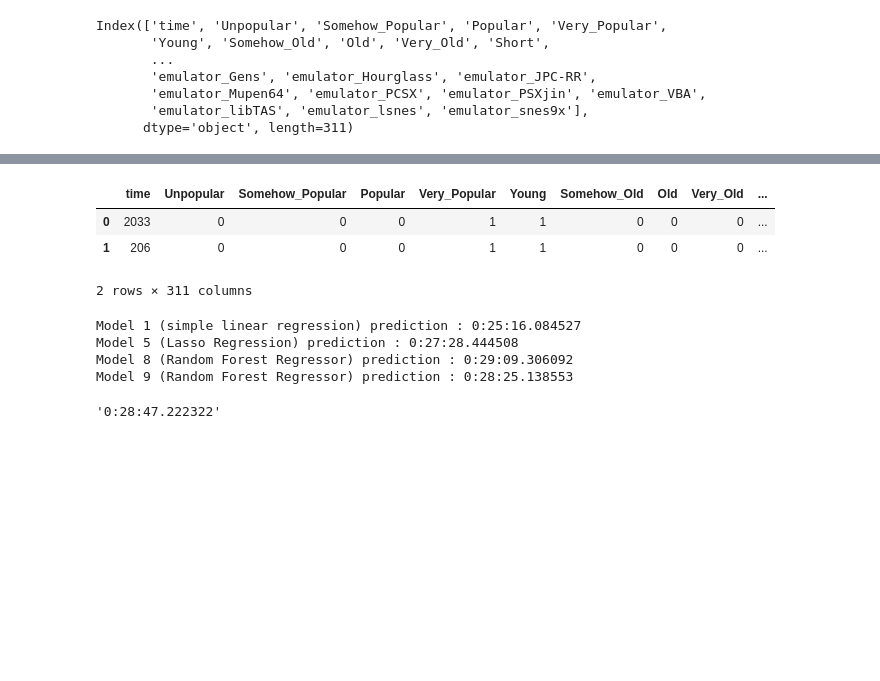
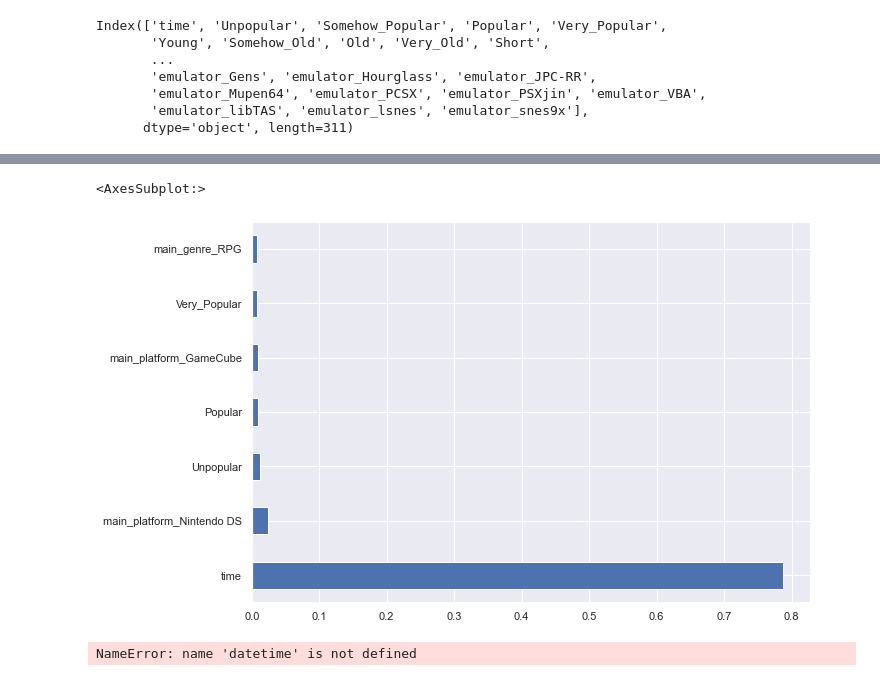
Before and after one commit to cmnemoi/OWREstimator, a Jupyter notebook: src/model_building.ipynb, the cells around one changed output, grey strips where cells are left out. Saved outputs shown, nothing was run; the diff lists cells and outputs as text; code cells hidden in the pictures; blank space fills up the shorter version.

```diff
--- a/src/model_building.ipynb
+++ b/src/model_building.ipynb
@@ -437,29 +473,7 @@ Test set RMSE : 1241.97691566717 (69.66241186342468% of the mean)
-# %%
-import datetime
-sly = pd.read_csv("../data/sly.csv",sep='\t')
-
-sly
-# %% [output]
-|  | time | Unpopular | Somehow_Popular | Popular | Very_Popular | Young | Somehow_Old | Old | Very_Old | ... |
-| 0 | 2033 | 0 | 0 | 0 | 1 | 1 | 0 | 0 | 0 | ... |
-| 1 | 206 | 0 | 0 | 0 | 1 | 1 | 0 | 0 | 0 | ... |
-2 rows × 311 columns
-# %%
-prediction_model1 = model1.predict(sly['time'].values.reshape(-1,1))
-prediction_model5 = model5.predict(sly)
-prediction_model8 = model8.predict(sly)
-prediction_model9 = model9.predict(sly)
-
-print("Model 1 (simple linear regression) prediction : "+str(datetime.timedelta(seconds=prediction_model1[0][0])))
-print("Model 5 (Lasso Regression) prediction : "+str(datetime.timedelta(seconds=prediction_model5[0])))
-print("Model 8 (Random Forest Regressor) prediction : "+str(datetime.timedelta(seconds=prediction_model8[0])))
-print("Model 9 (Random Forest Regressor) prediction : "+str(datetime.timedelta(seconds=prediction_model9[0])))
-# %% [output]
-Model 1 (simple linear regression) prediction : 0:25:16.084527
-Model 5 (Lasso Regression) prediction : 0:27:28.444508
-Model 8 (Random Forest Regressor) prediction : 0:29:09.306092
-Model 9 (Random Forest Regressor) prediction : 0:28:25.138553
-# %%
-str(datetime.timedelta(seconds=(prediction_model8[0]+prediction_model9[0])/2))
-# %% [output]
-'0:28:47.222322'
+# %%
+plt.figure(figsize=(10,7))
+feat_importances = pd.Series(grid.best_estimator_.feature_importances_, index = X_train.columns)
+feat_importances.nlargest(7).plot(kind='barh')
+# %% [output]
+<AxesSubplot:>
+[figure, added]
@@ -465,0 +486,14 @@ str(datetime.timedelta(seconds=(prediction_model8[0]+prediction_model9[0])/2))
+# %%
+test_times = []
+for time in y_test['TAS_time'].values:
+    test_times.append(datetime.timedelta(seconds=time))
+
+predicted_times = []
+for time in model9.predict(X_test):
+    predicted_times.append(datetime.timedelta(seconds=time))
+
+diff = []
+for i in range(len(test_times)):
+    diff.append(abs(test_times[i]-predicted_times[i]))
+# %% [output]
+NameError: name 'datetime' is not defined
```
Also changed, not shown: parts of 35 cells of this notebook, 11 other files.
